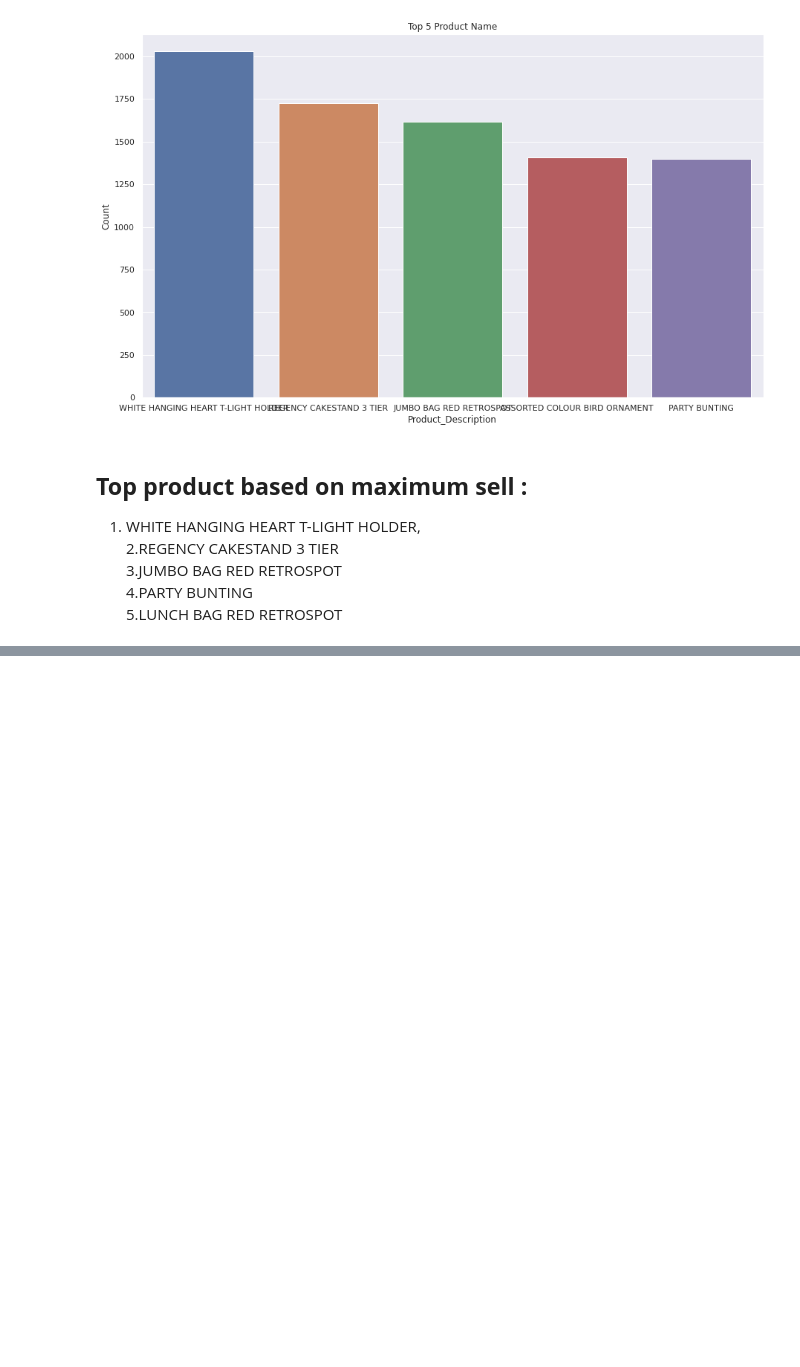
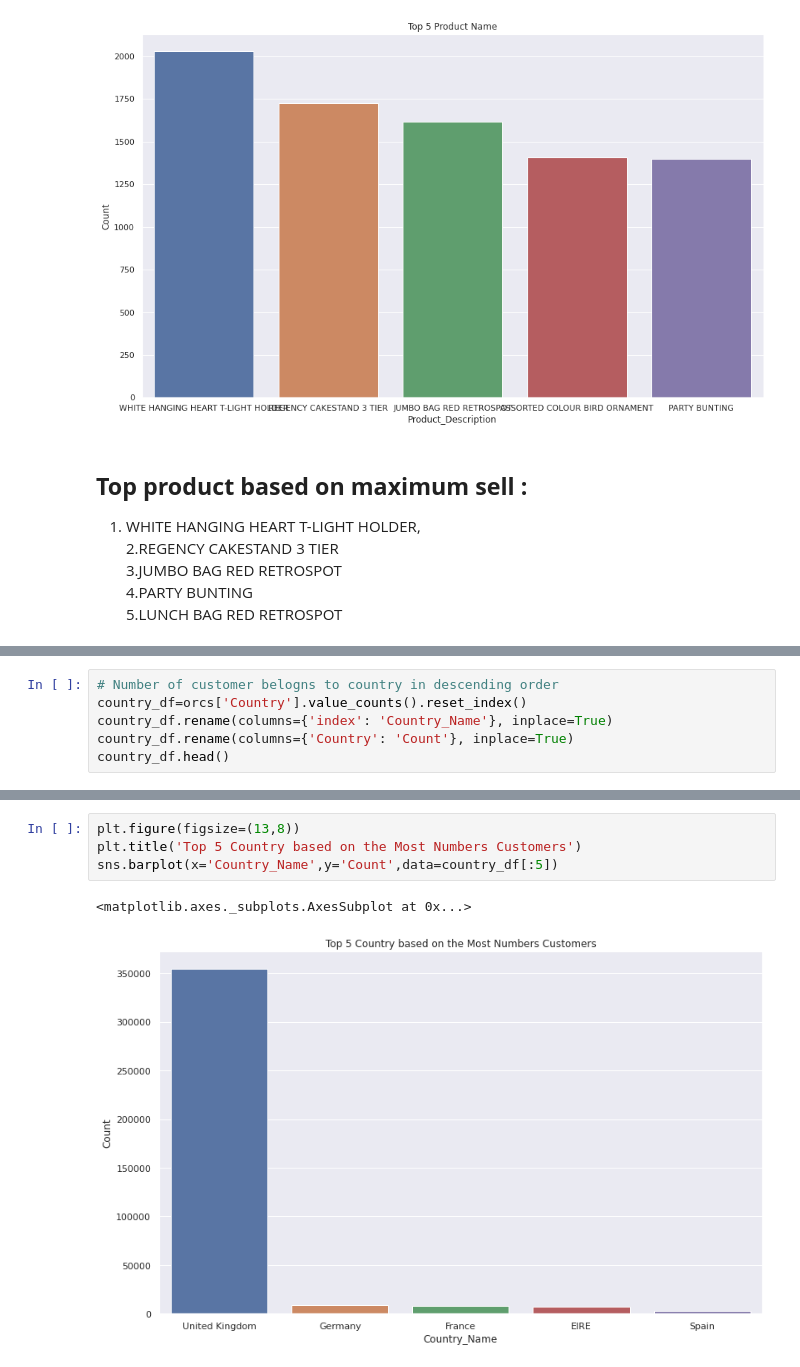
Before and after one commit to atif2786/Online-Retail-Customer-Segmentation., a Jupyter notebook: Online_Retail_Customer_Segmentation.ipynb, the cells around one changed output, grey strips where cells are left out. Drawn from its saved outputs; the diff is of its cells as text; blank space fills up the shorter version.

```diff
--- a/Online_Retail_Customer_Segmentation.ipynb
+++ b/Online_Retail_Customer_Segmentation.ipynb
@@ -243,0 +300,6 @@ sns.barplot(x='Product_Description',y='Count',data=Description_df[:5])
+# %%
+# Number of customer belogns to country in descending order
+country_df=orcs['Country'].value_counts().reset_index()
+country_df.rename(columns={'index': 'Country_Name'}, inplace=True)
+country_df.rename(columns={'Country': 'Count'}, inplace=True)
+country_df.head()
@@ -243,0 +322,7 @@ sns.barplot(x='Product_Description',y='Count',data=Description_df[:5])
+# %%
+plt.figure(figsize=(13,8))
+plt.title('Top 5 Country based on the Most Numbers Customers')
+sns.barplot(x='Country_Name',y='Count',data=country_df[:5])
+# %% [output]
+<matplotlib.axes._subplots.AxesSubplot at 0x...>
+[figure, added]
```
Also changed, not shown: parts of 11 cells of this notebook.
